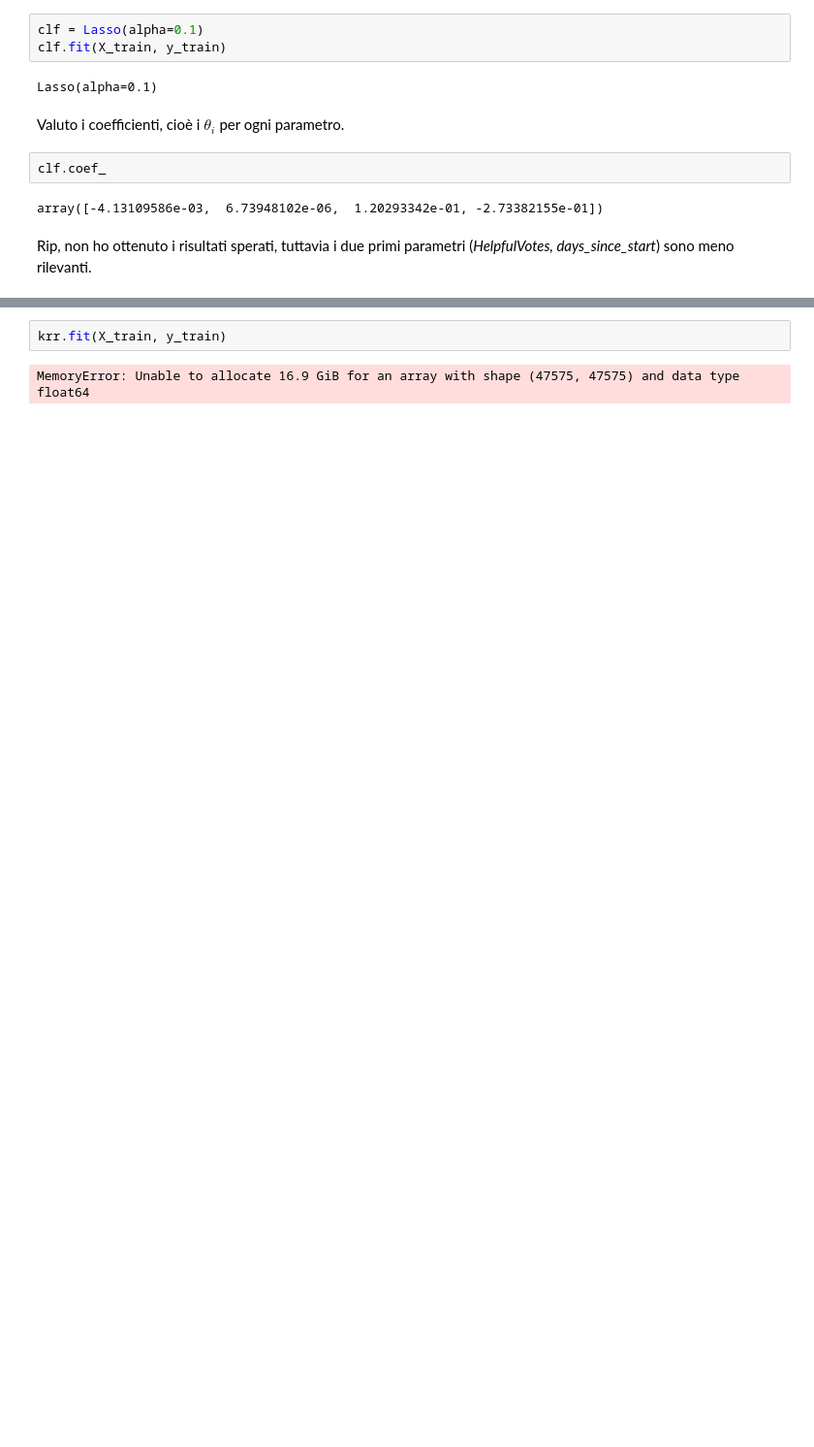
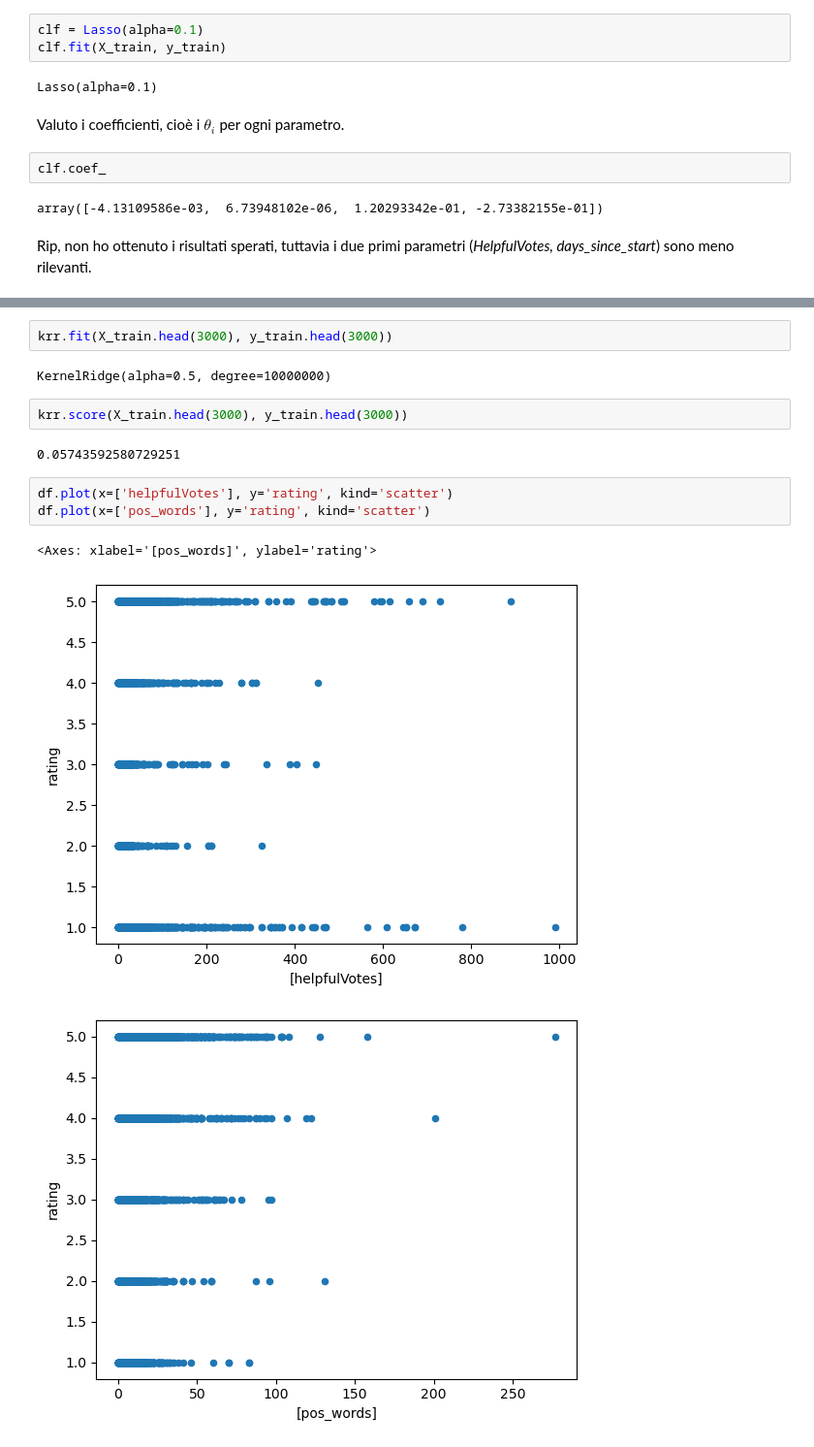
Before and after one commit to paniniDot/dataintensive-lectures, a Jupyter notebook: training_validation.ipynb, the cells around one changed output, grey strips where cells are left out. Shown: that part at 97% size. Saved outputs shown, nothing was run; the diff lists cells and outputs as text; blank space fills up the shorter version.

```diff
--- a/training_validation.ipynb
+++ b/training_validation.ipynb
@@ -418,6 +418,17 @@ krr = KernelRidge(alpha=0.5, degree=10)
 #degree indica il grado del polinomio
 #alpha è l'iperparametro che pesa il ridge regression
 # %%
-krr.fit(X_train, y_train)
+krr.fit(X_train.head(3000), y_train.head(3000))
 # %% [output]
-MemoryError: Unable to allocate 16.9 GiB for an array with shape (47575, 47575) and data type float64
+KernelRidge(alpha=0.5, degree=10000000)
+# %%
+krr.score(X_train.head(3000), y_train.head(3000))
+# %% [output]
+0.05743592580729251
+# %%
+df.plot(x=['helpfulVotes'], y='rating', kind='scatter')
+df.plot(x=['pos_words'], y='rating', kind='scatter')
+# %% [output]
+<Axes: xlabel='[pos_words]', ylabel='rating'>
+[figure, added]
+[figure, added]
```
Also changed, not shown: parts of 1 cell of this notebook, 32 other files.
